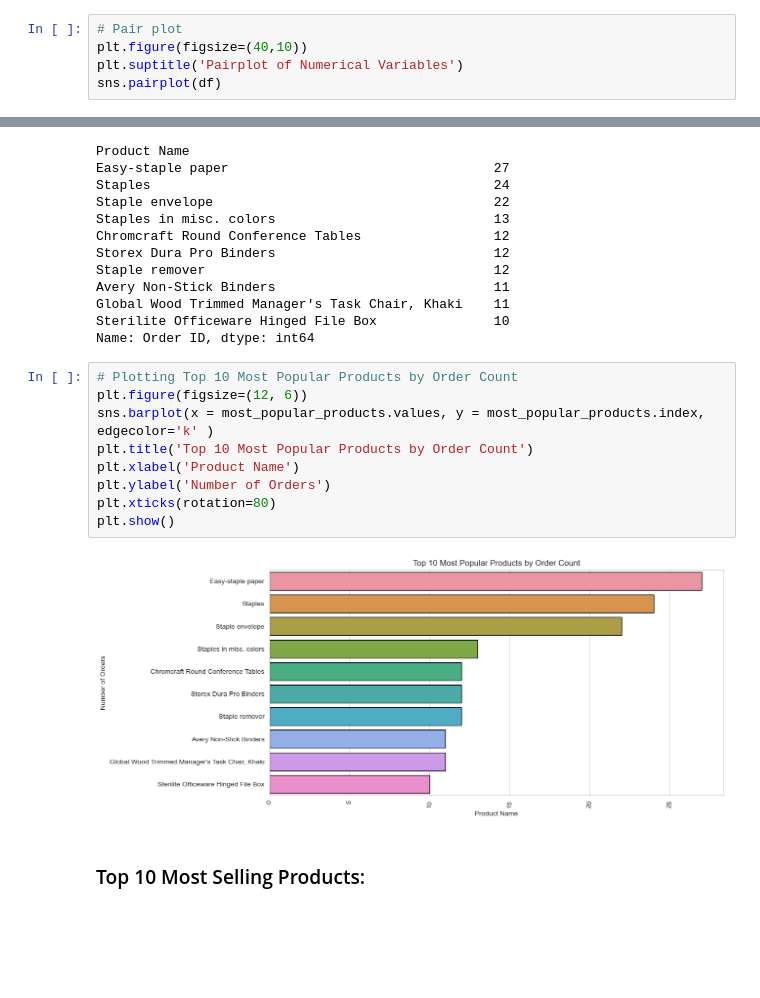
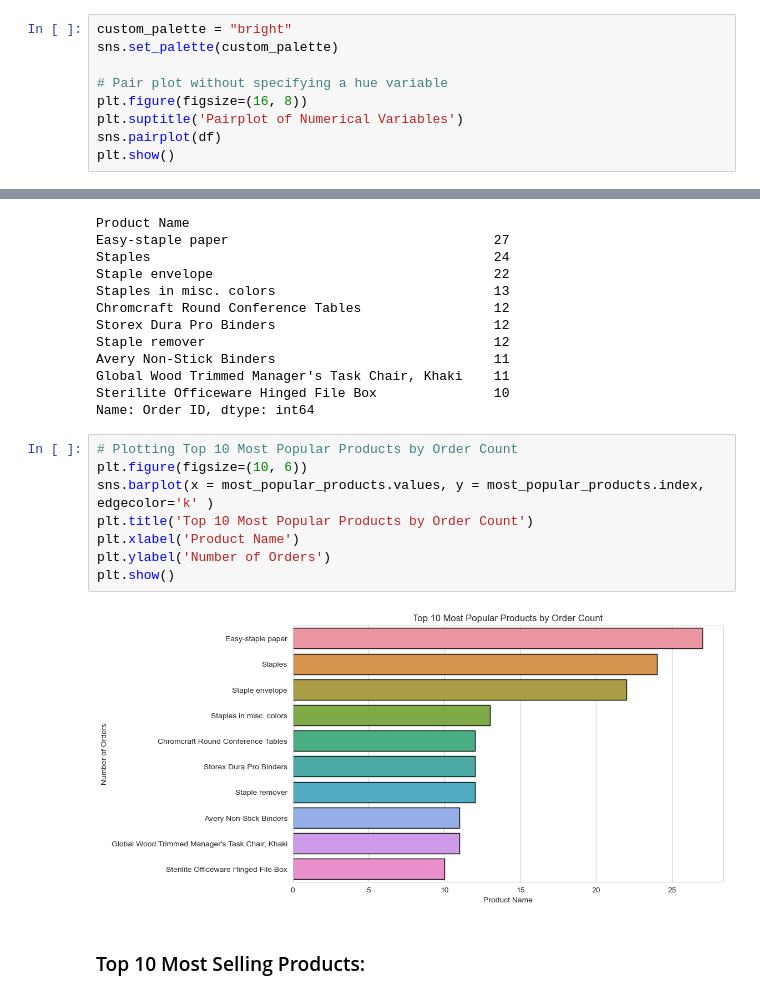
Before and after one commit to Pragya-011/Super-Store-Sales-Analysis, a Jupyter notebook: Python File/Preprocessing_and_EDA.ipynb, the cells around one changed output, grey strips where cells are left out. Cells and saved outputs as stored; diff of their text form; blank space fills up the shorter version.

```diff
--- a/Python File/Preprocessing_and_EDA.ipynb
+++ b/Python File/Preprocessing_and_EDA.ipynb
@@ -149,8 +149,12 @@ for col in num_columns.columns:
 # %% [markdown]
 ### Bi-Variate Analysis:
 # %%
-# Pair plot
-plt.figure(figsize=(40,10))
+custom_palette = "bright"
+sns.set_palette(custom_palette)
+
+# Pair plot without specifying a hue variable
+plt.figure(figsize=(16, 8))
 plt.suptitle('Pairplot of Numerical Variables')
 sns.pairplot(df)
+plt.show()
 # %% [output]
@@ -493,15 +496,14 @@ Sterilite Officeware Hinged File Box               10
 Name: Order ID, dtype: int64
 # %%
 # Plotting Top 10 Most Popular Products by Order Count
-plt.figure(figsize=(12, 6))
+plt.figure(figsize=(10, 6))
 sns.barplot(x = most_popular_products.values, y = most_popular_products.index, edgecolor='k' )
 plt.title('Top 10 Most Popular Products by Order Count')
 plt.xlabel('Product Name')
 plt.ylabel('Number of Orders')
-plt.xticks(rotation=80)
 plt.show()
 # %% [output]
-[figure, old version]
+[figure, new version]
 # %% [markdown]
 ### Top 10 Most Selling Products:
 # %%
```
Also changed, not shown: parts of 6 cells of this notebook.
